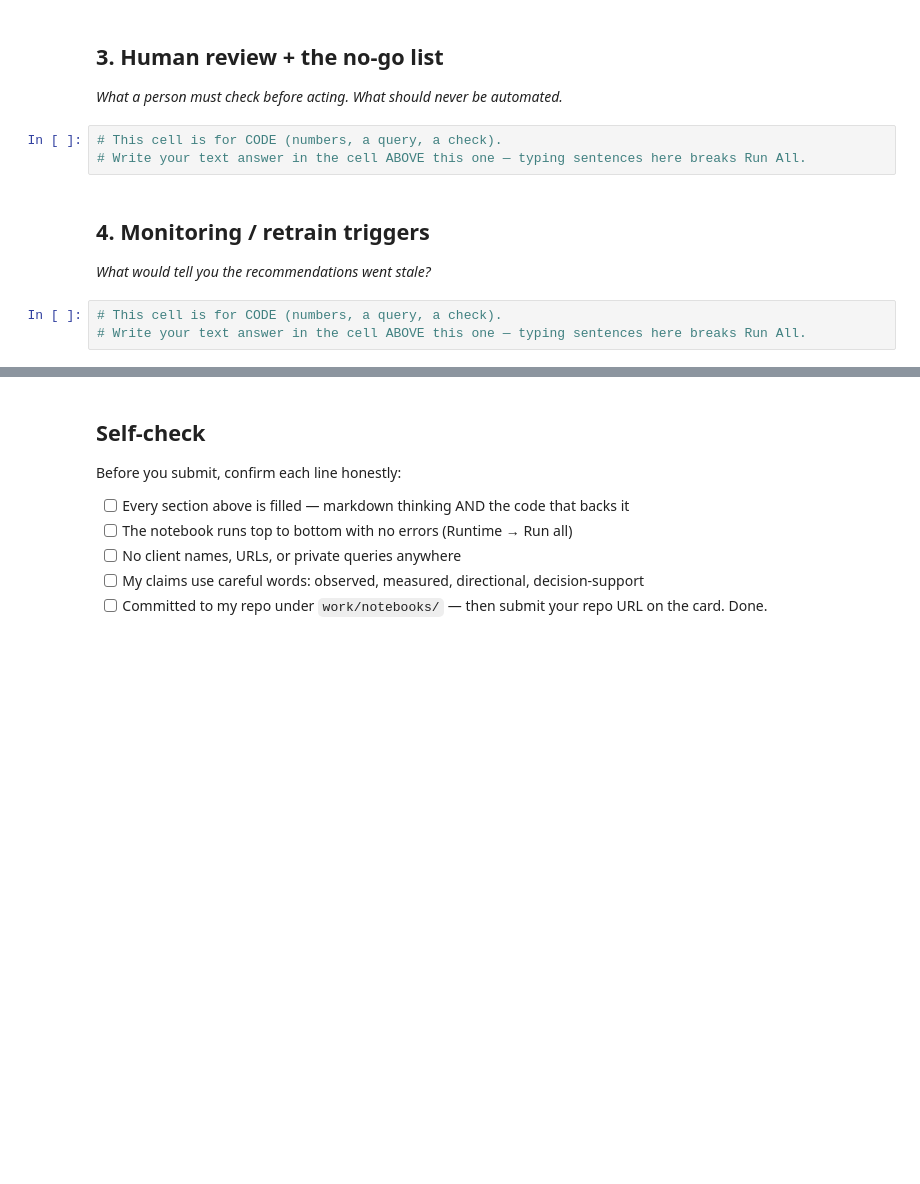
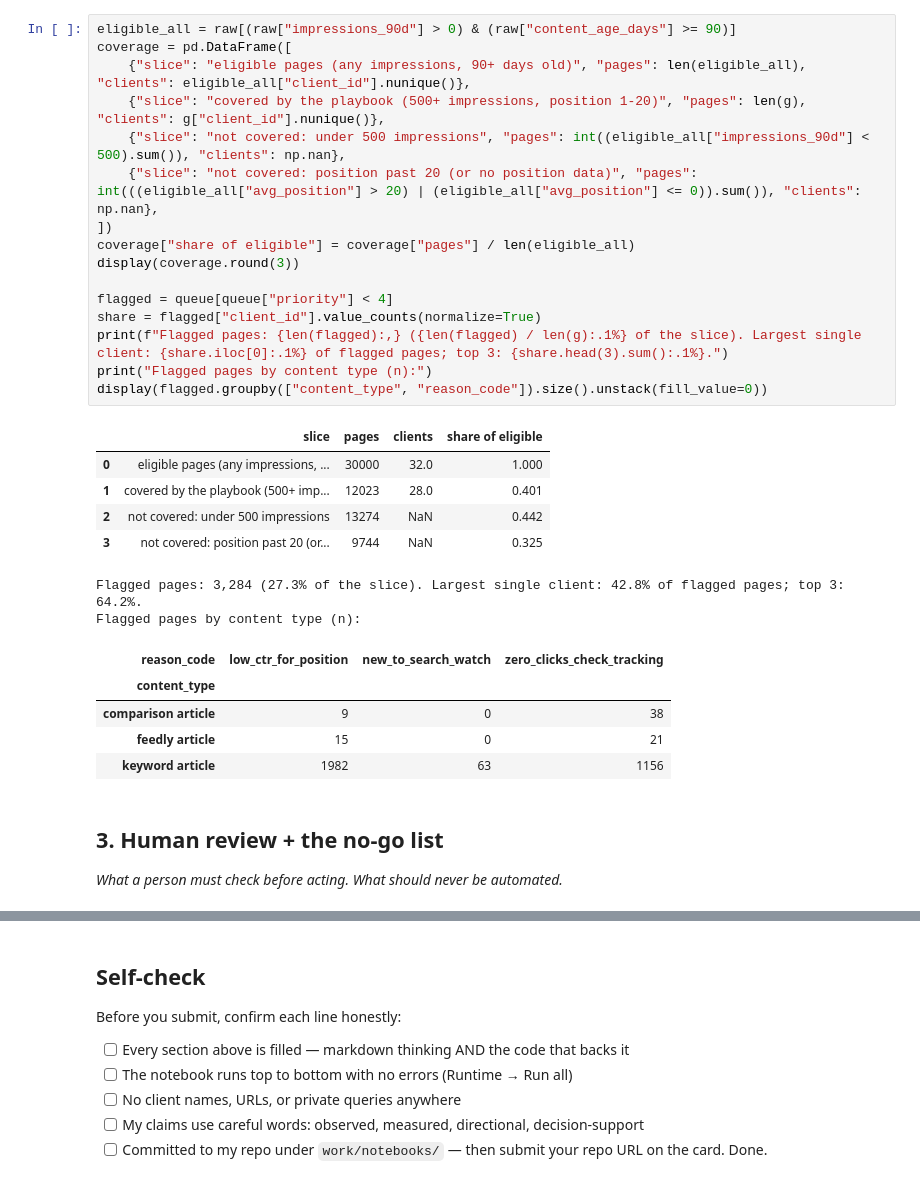
Before and after one commit to yelsebety/Yassin-Flyrank, a Jupyter notebook: work/notebooks/w07_action_playbook.ipynb, the cells around one changed output, grey strips where cells are left out. Cells and saved outputs as stored; diff of their text form; blank space fills up the shorter version.

```diff
--- a/work/notebooks/w07_action_playbook.ipynb
+++ b/work/notebooks/w07_action_playbook.ipynb
@@ -23,14 +159,33 @@ This skeleton is yours to fill. Work the sections **in order** — each one has
+# %%
+eligible_all = raw[(raw["impressions_90d"] > 0) & (raw["content_age_days"] >= 90)]
+coverage = pd.DataFrame([
+    {"slice": "eligible pages (any impressions, 90+ days old)", "pages": len(eligible_all), "clients": eligible_all["client_id"].nunique()},
+    {"slice": "covered by the playbook (500+ impressions, position 1-20)", "pages": len(g), "clients": g["client_id"].nunique()},
+    {"slice": "not covered: under 500 impressions", "pages": int((eligible_all["impressions_90d"] < 500).sum()), "clients": np.nan},
+    {"slice": "not covered: position past 20 (or no position data)", "pages": int(((eligible_all["avg_position"] > 20) | (eligible_all["avg_position"] <= 0)).sum()), "clients": np.nan},
+])
+coverage["share of eligible"] = coverage["pages"] / len(eligible_all)
+display(coverage.round(3))
+
+flagged = queue[queue["priority"] < 4]
+share = flagged["client_id"].value_counts(normalize=True)
+print(f"Flagged pages: {len(flagged):,} ({len(flagged) / len(g):.1%} of the slice). Largest single client: {share.iloc[0]:.1%} of flagged pages; top 3: {share.head(3).sum():.1%}.")
+print("Flagged pages by content type (n):")
+display(flagged.groupby(["content_type", "reason_code"]).size().unstack(fill_value=0))
+# %% [output]
+|  | slice | pages | clients | share of eligible |
+| 0 | eligible pages (any impressions, ... | 30000 | 32.0 | 1.000 |
+| 1 | covered by the playbook (500+ imp... | 12023 | 28.0 | 0.401 |
+| 2 | not covered: under 500 impressions | 13274 | NaN | 0.442 |
+| 3 | not covered: position past 20 (or... | 9744 | NaN | 0.325 |
+Flagged pages: 3,284 (27.3% of the slice). Largest single client: 42.8% of flagged pages; top 3: 64.2%.
+Flagged pages by content type (n):
+| reason_code | low_ctr_for_position | new_to_search_watch | zero_clicks_check_tracking |
+| content_type |  |  |  |
+| comparison article | 9 | 0 | 38 |
+| feedly article | 15 | 0 | 21 |
+| keyword article | 1982 | 63 | 1156 |
 # %% [markdown]
 ## 3. Human review + the no-go list
 
 *What a person must check before acting. What should never be automated.*
-# %%
-# This cell is for CODE (numbers, a query, a check).
-# Write your text answer in the cell ABOVE this one — typing sentences here breaks Run All.
-# %% [markdown]
-## 4. Monitoring / retrain triggers
-
-*What would tell you the recommendations went stale?*
-# %%
-# This cell is for CODE (numbers, a query, a check).
-# Write your text answer in the cell ABOVE this one — typing sentences here breaks Run All.
```
Also changed, not shown: parts of 15 cells of this notebook.
